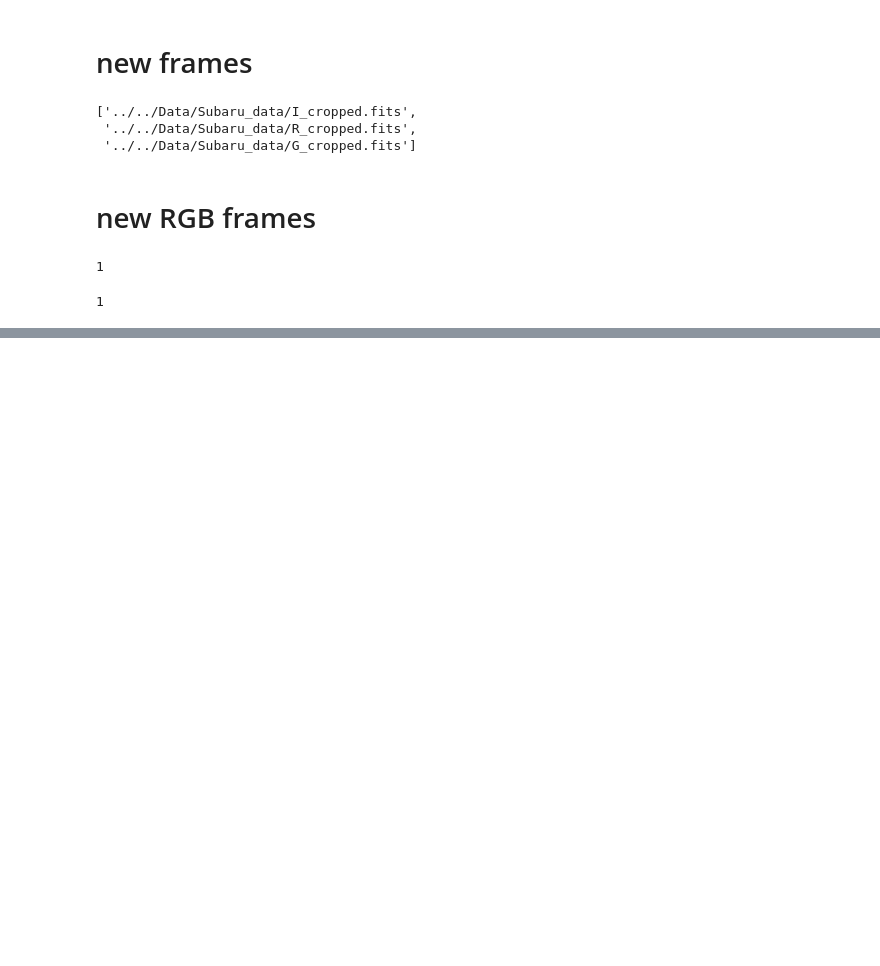
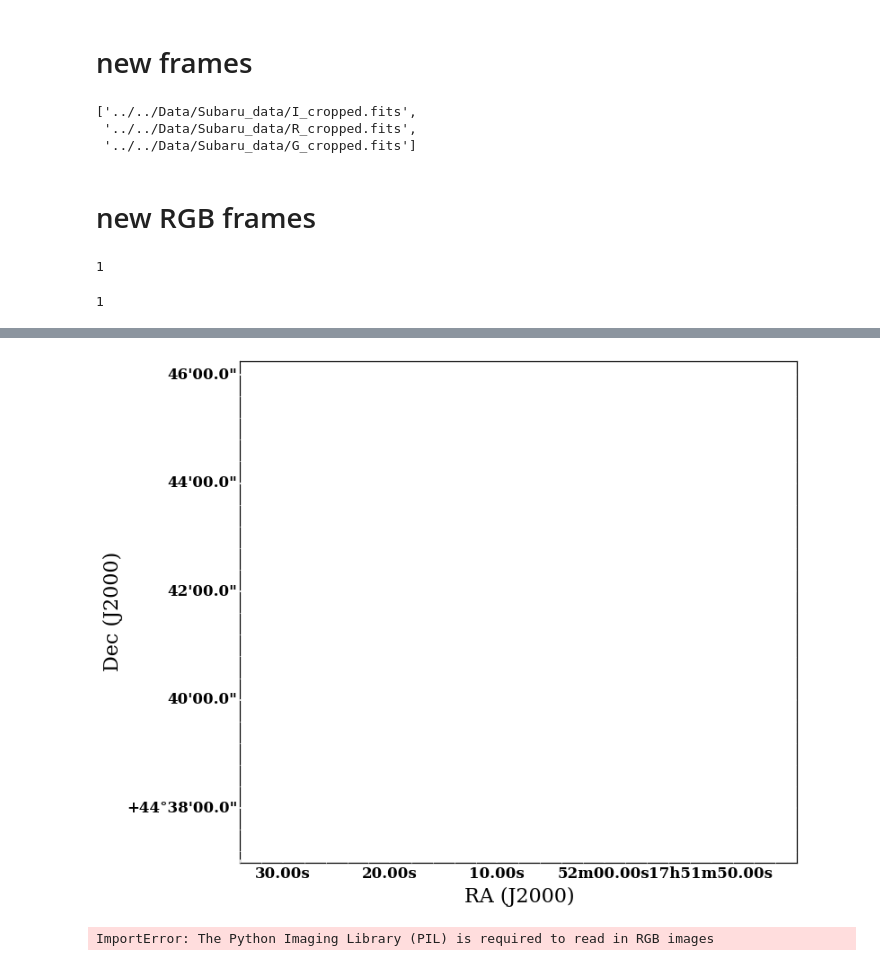
Before and after one commit to karenyyng/MACSJ1752, a Jupyter notebook: Code/EDA/Suburu_MACS1752_RGB.ipynb, the cells around one changed output, grey strips where cells are left out. Drawn from its saved outputs; the diff is of its cells as text; code cells hidden in the pictures; blank space fills up the shorter version.

```diff
--- a/Code/EDA/Suburu_MACS1752_RGB.ipynb
+++ b/Code/EDA/Suburu_MACS1752_RGB.ipynb
@@ -72,0 +93,3 @@ d.set("zoom to fit")
+# %%
+fig = aplpy.FITSFigure(Hfits[0])
+# %% [output]
@@ -72,0 +102,5 @@ d.set("zoom to fit")
+[figure, added]
+# %%
+fig.show_rgb(path + "RGB_Subaru.png")
+# %% [output]
+ImportError: The Python Imaging Library (PIL) is required to read in RGB images
```
Also changed, not shown: parts of 6 cells of this notebook, 4 other files.
